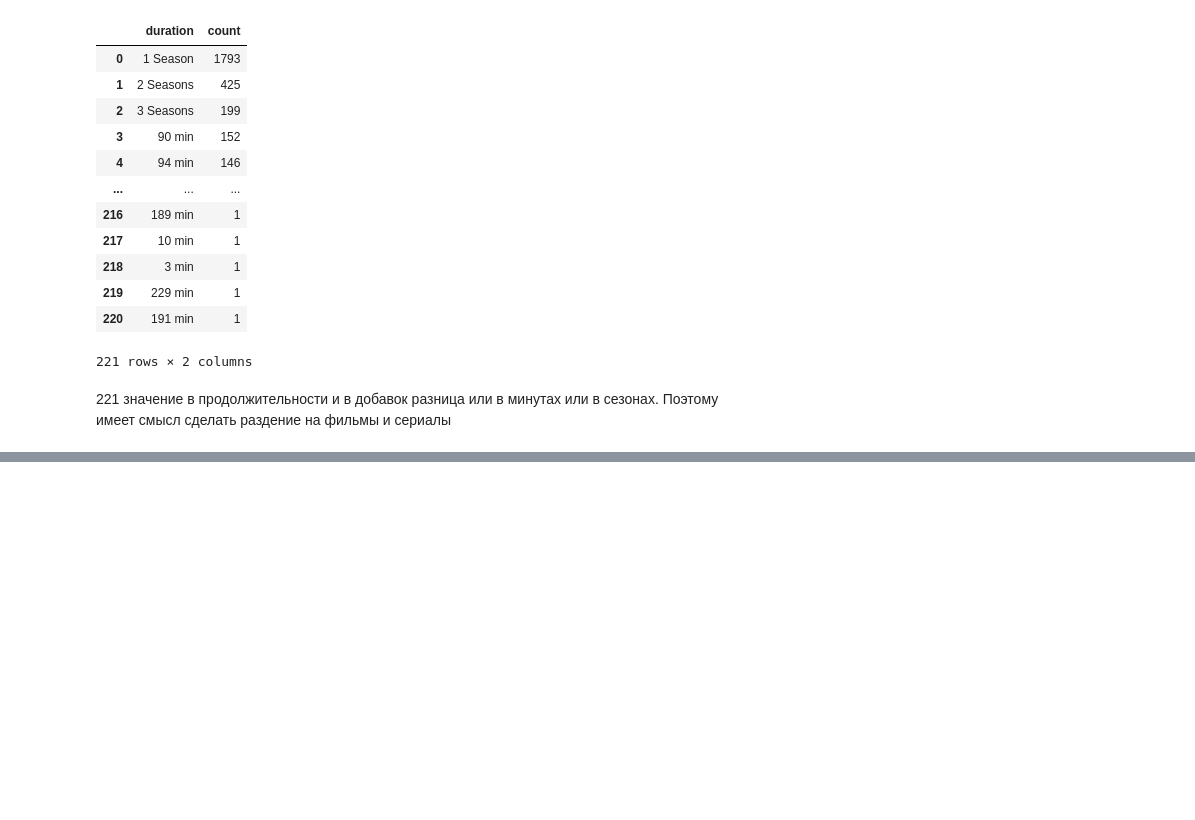
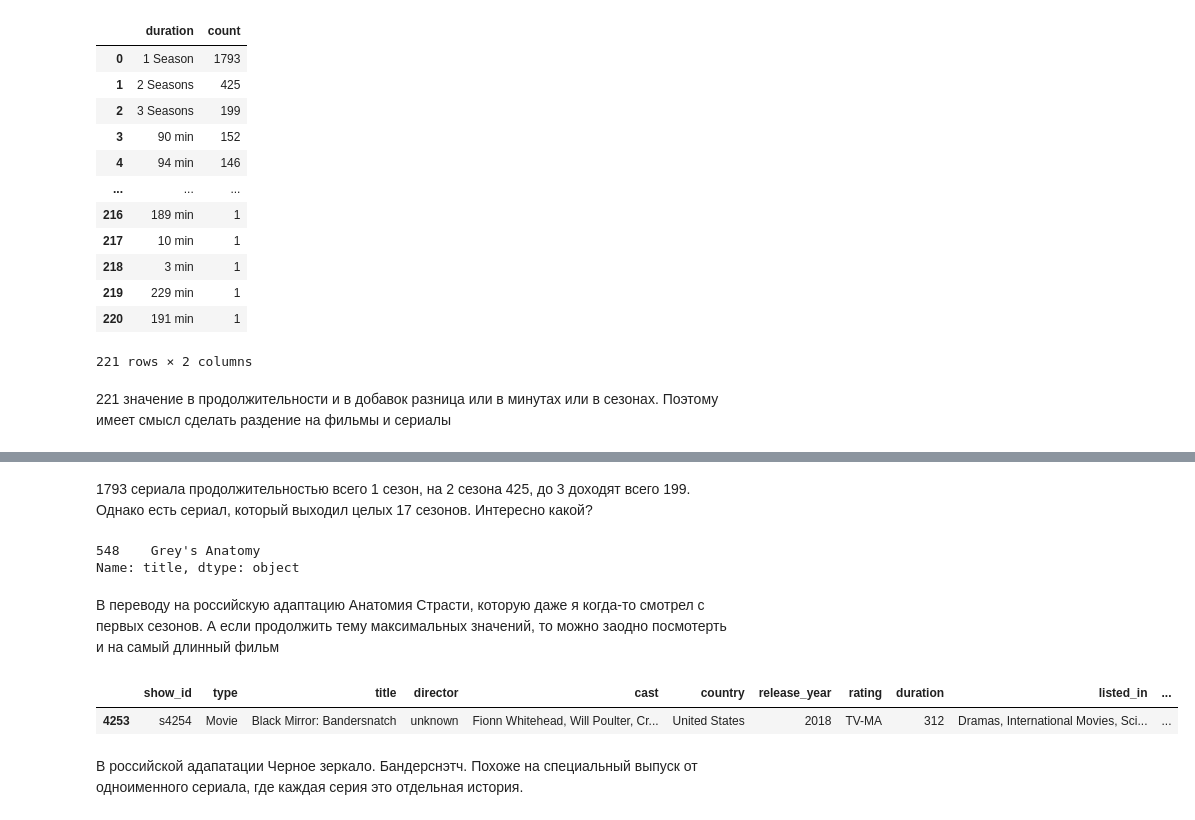
Before and after one commit to konstantin-novikov/pet-project, a Jupyter notebook: nerfli.ipynb, the cells around one changed output, grey strips where cells are left out. Saved outputs shown, nothing was run; the diff lists cells and outputs as text; code cells hidden in the pictures; blank space fills up the shorter version.

```diff
--- a/nerfli.ipynb
+++ b/nerfli.ipynb
@@ -30,9 +32,9 @@ try:
 except:
     df = pd.read_csv('netflix.csv')
 # %%
-#Записываем функции для визуализации
+#Записываем функции
 
-#для баров
+#для визуализации баров
 def show_me_bar_colort(data, y, x,x_name, y_name, text):
     fig = px.bar(data, y=y, x=x, labels={x: x_name, y:y_name}, text_auto=True, color=x)
     title_x = 0.5
@@ -40,6 +42,17 @@ def show_me_bar_colort(data, y, x,x_name, y_name, text):
     fig.update_layout(legend_traceorder="reversed")
 
     fig.show()
+#для стандартизации хронометража
+def duration_type(row):
+    try:
+        if  row >= 80 and row <=100 :
+            return 'стандартный'
+        elif row < 80:
+            return 'короткий'
+        elif row > 100:
+            return 'длинный'
+    except:
+        return 'ошибка'
 # %%
 df.head()
 # %% [output]
@@ -327,0 +350,9 @@ duration_films
+# %%
+duration_films['duration'] = duration_films['duration'].str.replace('min', '')
+
+#так же применяем функцию стандартизации хронометража
+duration_films['duration_type'] = duration_films['duration'].astype('int').apply(duration_type)
+
+#и визуализирем все той же функцией
+show_me_bar_colort(duration_films.groupby(by=["duration_type"]).sum().reset_index().sort_values(by='count'),'duration_type',\
+                   'count', 'количество', 'Тип продолжительности','Распределение хронометража по количеству продуктов')
@@ -347,0 +373,17 @@ duration_sereals
+# %% [markdown]
+1793 сериала продолжительностью всего 1 сезон, на 2 сезона 425, до 3 доходят всего 199. Однако есть сериал, который выходил целых 17 сезонов. Интересно какой?
+# %%
+df.query('duration ==  "17 Seasons"').title
+# %% [output]
+548    Grey's Anatomy
+Name: title, dtype: object
+# %% [markdown]
+В переводу на российскую адаптацию Анатомия Страсти, которую даже я когда-то смотрел c первых сезонов.
+А если продолжить тему максимальных значений, то можно заодно посмотерть и на самый длинный фильм
+# %%
+duration_films.sort_values(by='duration', ascending = False).head(1)
+# %% [output]
+|  | show_id | type | title | director | cast | country | release_year | rating | duration | listed_in | ... |
+| 4253 | s4254 | Movie | Black Mirror: Bandersnatch | unknown | Fionn Whitehead, Will Poulter, Cr... | United States | 2018 | TV-MA | 312 | Dramas, International Movies, Sci... | ... |
+# %% [markdown]
+В российской адапатации Черное зеркало. Бандерснэтч. Похоже на специальный выпуск от одноименного сериала, где каждая серия это отдельная история.
```
Also changed, not shown: parts of 7 cells of this notebook.
